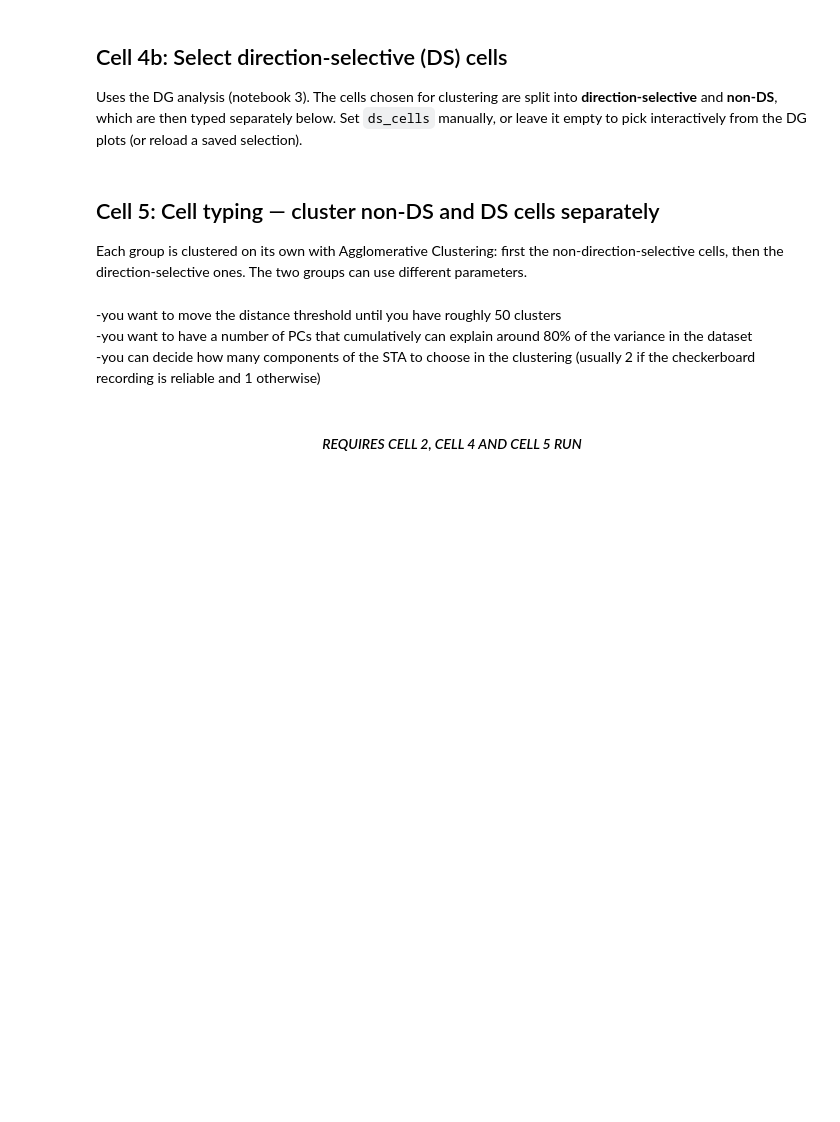
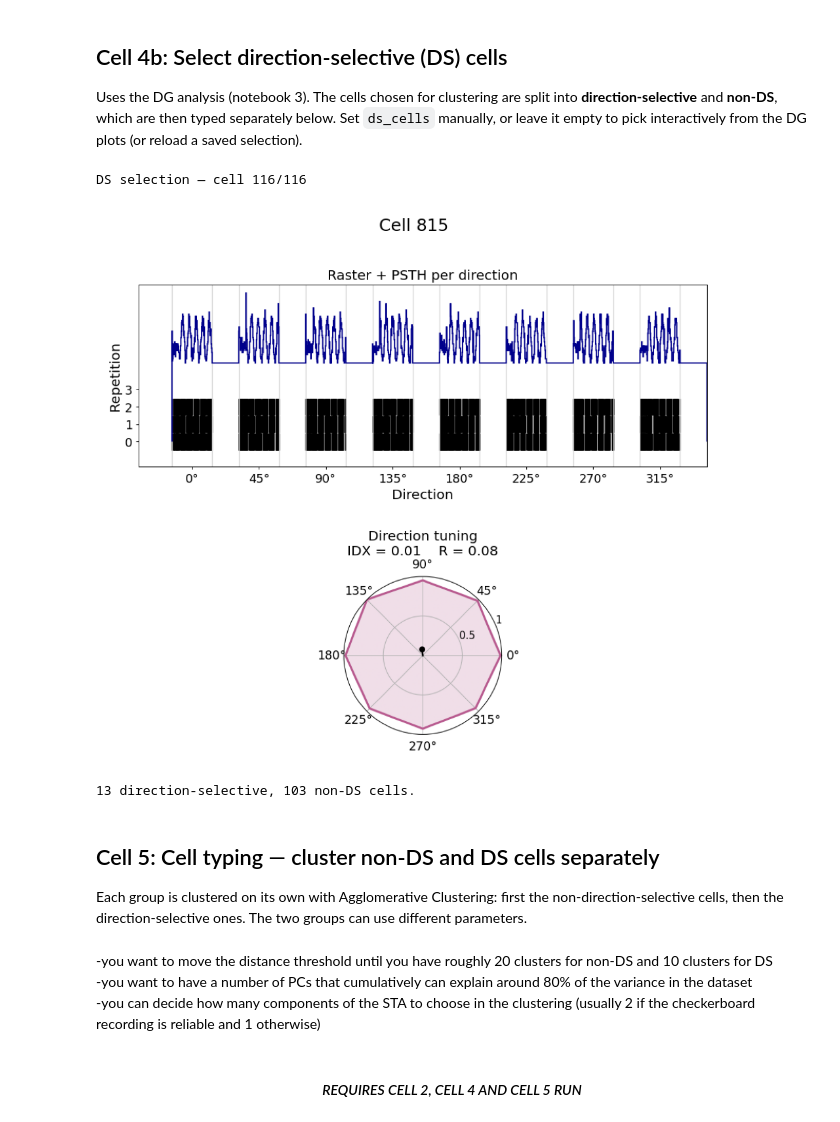
Before and after one commit to retinal-information-processing-lab/Standard_analysis_pipeline, a Jupyter notebook: 4-Chirp+Cell Typing.ipynb, the cells around one changed output. Cells and saved outputs as stored; diff of their text form; code cells hidden in the pictures; blank space fills up the shorter version.

```diff
--- a/4-Chirp+Cell Typing.ipynb
+++ b/4-Chirp+Cell Typing.ipynb
@@ -156,18 +179,22 @@ Uses the DG analysis (notebook 3). The cells chosen for clustering are split int
 # %%
 # The DG analysis (notebook 3) must have been run for this experiment.
 DG_directory = utils.find_analysis_directory(params.output_directory, "DG")
 
-ds_cells = cells[len(cells)//2:] # set manually, e.g. [12, 45, 78] ; empty = interactive (or reload a saved selection)
+ds_cells = [] # set manually, e.g. [12, 45, 78] ; empty = interactive (or reload a saved selection)
 
 ds_cells, non_ds_cells = utils.select_direction_selective_cells(
     selected_cells, ds_cells, DG_directory, CT_directory, params
 )
+# %% [output]
+DS selection — cell 116/116
+[figure, added]
+13 direction-selective, 103 non-DS cells.
 # %% [markdown]
 ## Cell 5: Cell typing — cluster non-DS and DS cells separately
 
 Each group is clustered on its own with Agglomerative Clustering: first the non-direction-selective cells, then the direction-selective ones. The two groups can use different parameters.
 # %% [markdown]
--you want to move the distance threshold until you have roughly 50 clusters <br>
+-you want to move the distance threshold until you have roughly 20 clusters for non-DS and 10 clusters for DS <br>
 -you want to have a number of PCs that cumulatively can explain around 80% of the variance in the dataset <br>
 -you can decide how many components of the STA to choose in the clustering (usually 2 if the checkerboard recording is reliable and 1 otherwise)
 # %% [markdown]
```
Also changed, not shown: parts of 10 cells of this notebook, 13 other files.
